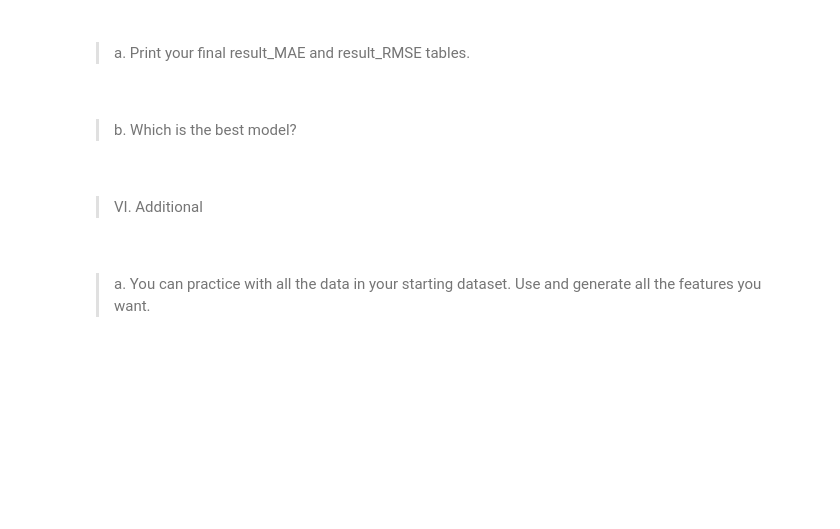
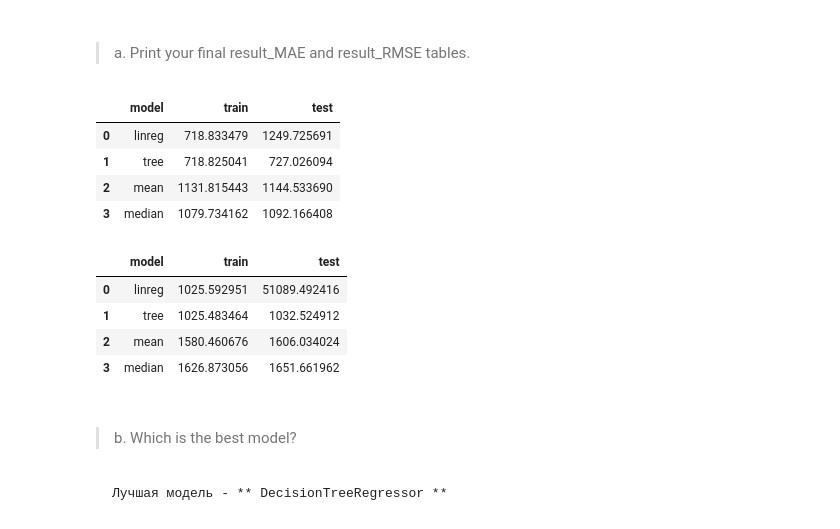
Before and after one commit to EgrSlv/MachineLearning, a Jupyter notebook: src/ML1_Introduction.ipynb, the cells around one changed output. Cells and saved outputs as stored; diff of their text form; code cells hidden in the pictures; blank space fills up the shorter version.

```diff
--- a/src/ML1_Introduction.ipynb
+++ b/src/ML1_Introduction.ipynb
@@ -644,27 +614,63 @@ display(
 # %% [markdown]
 ####
 > a. Calculate the mean and median of 'price' on the training and test data and create a column with these values.
+# %%
+y_train_mean_pred = np.full(len(y_train), y_train.mean())
+y_test_mean_pred = np.full(len(y_test), y_test.mean())
+
+y_train_median_pred = np.full(len(y_train), y_train.median())
+y_test_median_pred = np.full(len(y_test), y_test.median())
 # %% [markdown]
 ####
 > b. Calculate the MAE on the training and test targets between your target and the calculated mean and median.
+# %%
+train_mean_mae = mean_absolute_error(y_train, y_train_mean_pred)
+test_mean_mae = mean_absolute_error(y_test, y_test_mean_pred)
+
+train_median_mae = mean_absolute_error(y_train, y_train_median_pred)
+test_median_mae = mean_absolute_error(y_test, y_test_median_pred)
 # %% [markdown]
 ####
 > c. Calculate the RMSE on the training and test targets between your target and the calculated mean and median.
+# %%
+train_mean_rmse = root_mean_squared_error(y_train, y_train_mean_pred)
+test_mean_rmse = root_mean_squared_error(y_test, y_test_mean_pred)
+
+train_median_rmse = root_mean_squared_error(y_train, y_train_median_pred)
+test_median_rmse = root_mean_squared_error(y_test, y_test_median_pred)
 # %% [markdown]
 ####
 > d. Insert your metrics into tables result_MAE and result_RMSE with model names 'naive_mean' and 'naive_median'.
+# %%
+result_MAE.loc[len(result_MAE)] = ['mean', train_mean_mae, test_mean_mae]
+result_MAE.loc[len(result_MAE)] = ['median', train_median_mae, test_median_mae]
+
+result_RMSE.loc[len(result_RMSE)] = ['mean', train_mean_rmse, test_mean_rmse]
+result_RMSE.loc[len(result_RMSE)] = ['median', train_median_rmse, test_median_rmse]
 # %% [markdown]
 ###
 > V. Compare the results
 # %% [markdown]
 ####
 > a. Print your final result_MAE and result_RMSE tables.
+# %%
+display(
+    result_MAE,
+    result_RMSE,
+)
+# %% [output]
+|  | model | train | test |
+| 0 | linreg | 718.833479 | 1249.725691 |
+| 1 | tree | 718.825041 | 727.026094 |
+| 2 | mean | 1131.815443 | 1144.533690 |
+| 3 | median | 1079.734162 | 1092.166408 |
+|  | model | train | test |
+| 0 | linreg | 1025.592951 | 51089.492416 |
+| 1 | tree | 1025.483464 | 1032.524912 |
+| 2 | mean | 1580.460676 | 1606.034024 |
+| 3 | median | 1626.873056 | 1651.661962 |
 # %% [markdown]
 ####
 > b. Which is the best model?
-# %% [markdown]
-###
-> VI. Additional
-# %% [markdown]
-####
-> a. You can practice with all the data in your starting dataset. Use and generate all the features you want.
+# %% [markdown]
+    Лучшая модель - ** DecisionTreeRegressor **
```
Also changed, not shown: parts of 20 cells of this notebook.
